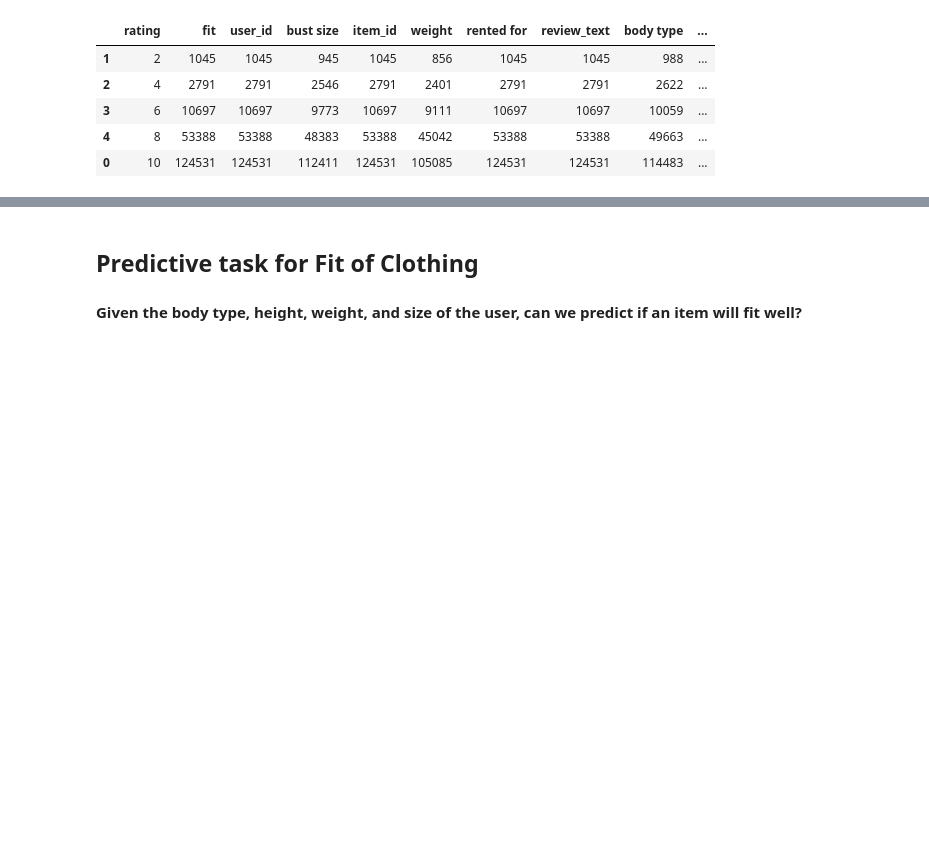
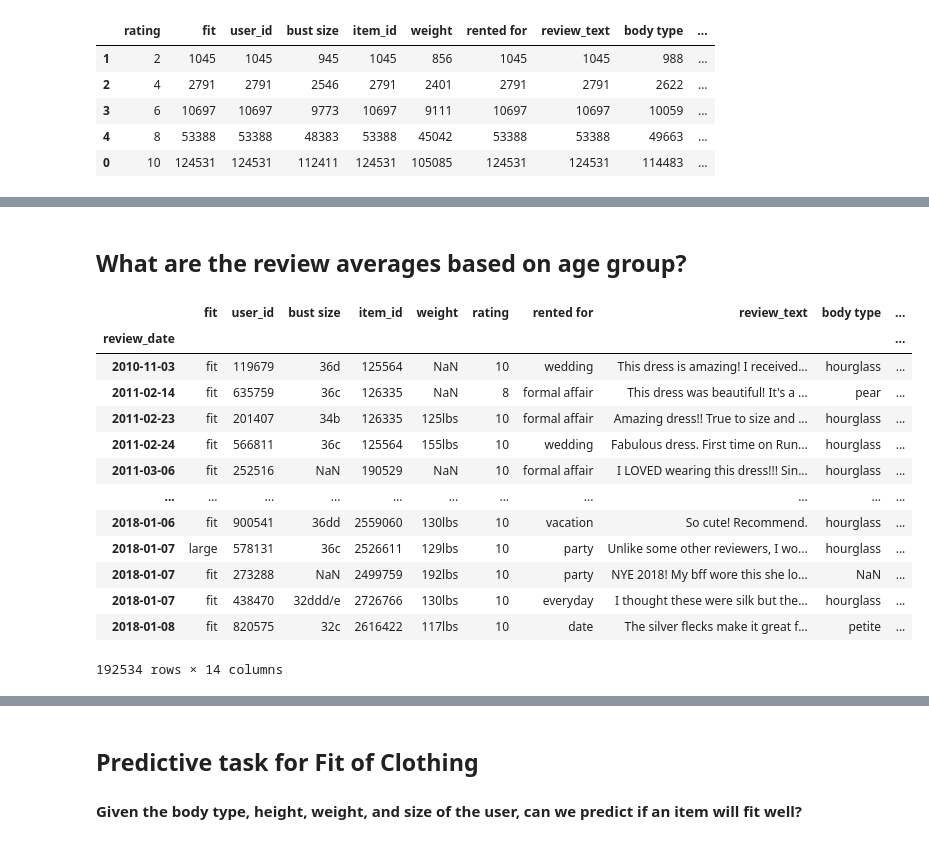
Before and after one commit to CSE-158-As2/Assignment-2, a Jupyter notebook: assignment2.ipynb, the cells around one changed output, grey strips where cells are left out. Saved outputs shown, nothing was run; the diff lists cells and outputs as text; code cells hidden in the pictures; blank space fills up the shorter version.

```diff
--- a/assignment2.ipynb
+++ b/assignment2.ipynb
@@ -201,0 +202,19 @@ plt.show()
+# %% [markdown]
+## What are the review averages based on age group?
+# %%
+df
+# %% [output]
+|  | fit | user_id | bust size | item_id | weight | rating | rented for | review_text | body type | ... |
+| review_date |  |  |  |  |  |  |  |  |  | ... |
+| 2010-11-03 | fit | 119679 | 36d | 125564 | NaN | 10 | wedding | This dress is amazing! I received... | hourglass | ... |
+| 2011-02-14 | fit | 635759 | 36c | 126335 | NaN | 8 | formal affair | This dress was beautiful! It's a ... | pear | ... |
+| 2011-02-23 | fit | 201407 | 34b | 126335 | 125lbs | 10 | formal affair | Amazing dress!! True to size and ... | hourglass | ... |
+| 2011-02-24 | fit | 566811 | 36c | 125564 | 155lbs | 10 | wedding | Fabulous dress. First time on Run... | hourglass | ... |
+| 2011-03-06 | fit | 252516 | NaN | 190529 | NaN | 10 | formal affair | I LOVED wearing this dress!!! Sin... | hourglass | ... |
+| ... | ... | ... | ... | ... | ... | ... | ... | ... | ... | ... |
+| 2018-01-06 | fit | 900541 | 36dd | 2559060 | 130lbs | 10 | vacation | So cute! Recommend. | hourglass | ... |
+| 2018-01-07 | large | 578131 | 36c | 2526611 | 129lbs | 10 | party | Unlike some other reviewers, I wo... | hourglass | ... |
+| 2018-01-07 | fit | 273288 | NaN | 2499759 | 192lbs | 10 | party | NYE 2018! My bff wore this she lo... | NaN | ... |
+| 2018-01-07 | fit | 438470 | 32ddd/e | 2726766 | 130lbs | 10 | everyday | I thought these were silk but the... | hourglass | ... |
+| 2018-01-08 | fit | 820575 | 32c | 2616422 | 117lbs | 10 | date | The silver flecks make it great f... | petite | ... |
+192534 rows × 14 columns
```
Also changed, not shown: parts of 11 cells of this notebook.
